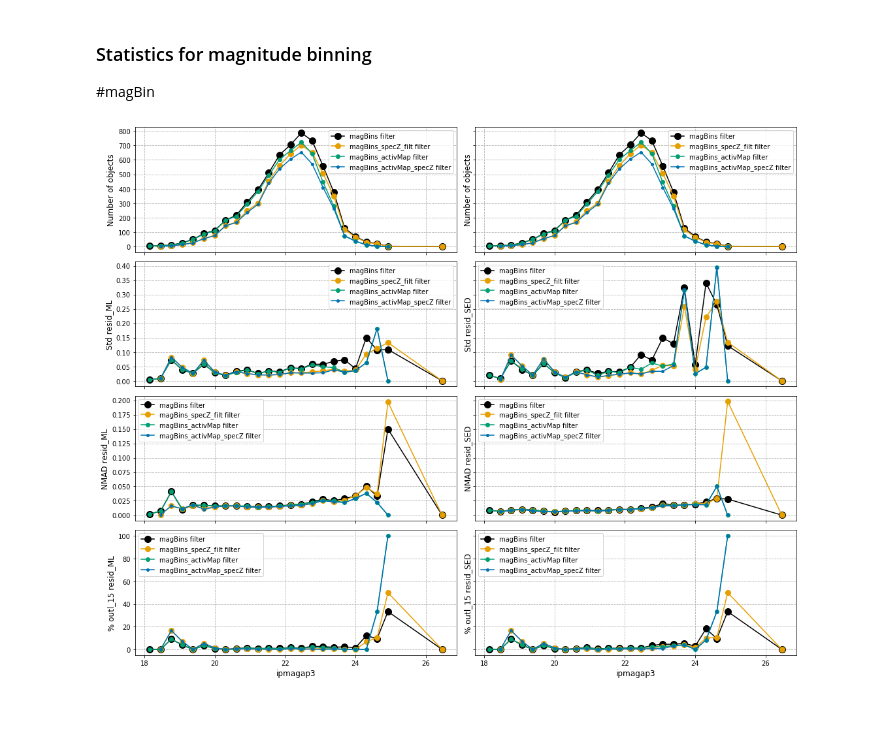
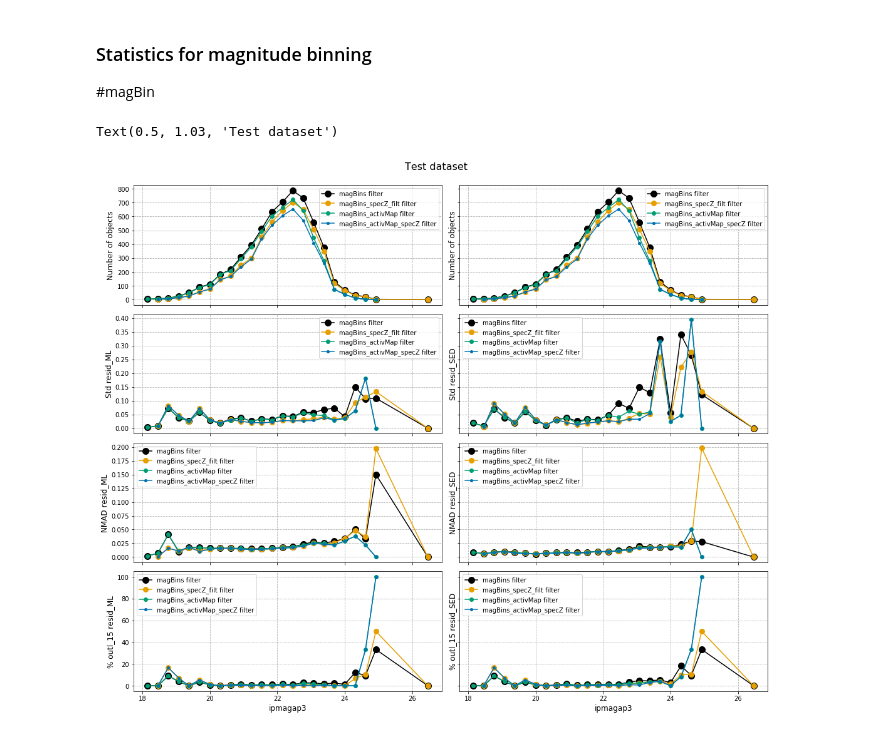
Before and after one commit to ShrRa/COSMOS_SOM, a Jupyter notebook: Statistics.ipynb, the cells around one changed output. Drawn from its saved outputs; the diff is of its cells as text; code cells hidden in the pictures.

Commit message:
Added suptitles to figures

```diff
--- a/Statistics.ipynb
+++ b/Statistics.ipynb
@@ -355,13 +355,15 @@ def plotBinnedStats(stats,estimators,residCols,cases,binCol):
 # %%
 keyStat='Test'
 stats=statAll[keyStat]
 
 estimators=['Std','NMAD','% outl_15']
 cases=['magBins','magBins_specZ_filt','magBins_activMap','magBins_activMap_specZ']
 binCol='ipmagap3'
 fig=plotBinnedStats(stats,estimators,residCols=[residML,residSED],cases=cases,binCol=binCol)
+fig.suptitle(keyStat+' dataset', fontsize=16, y=1.03)
 # %% [output]
+Text(0.5, 1.03, 'Test dataset')
-[figure, old version]
+[figure, new version]
 # %%
 keyStat='Deimos'
 stats=statAll[keyStat]
```
Also changed, not shown: parts of 2 cells of this notebook.
